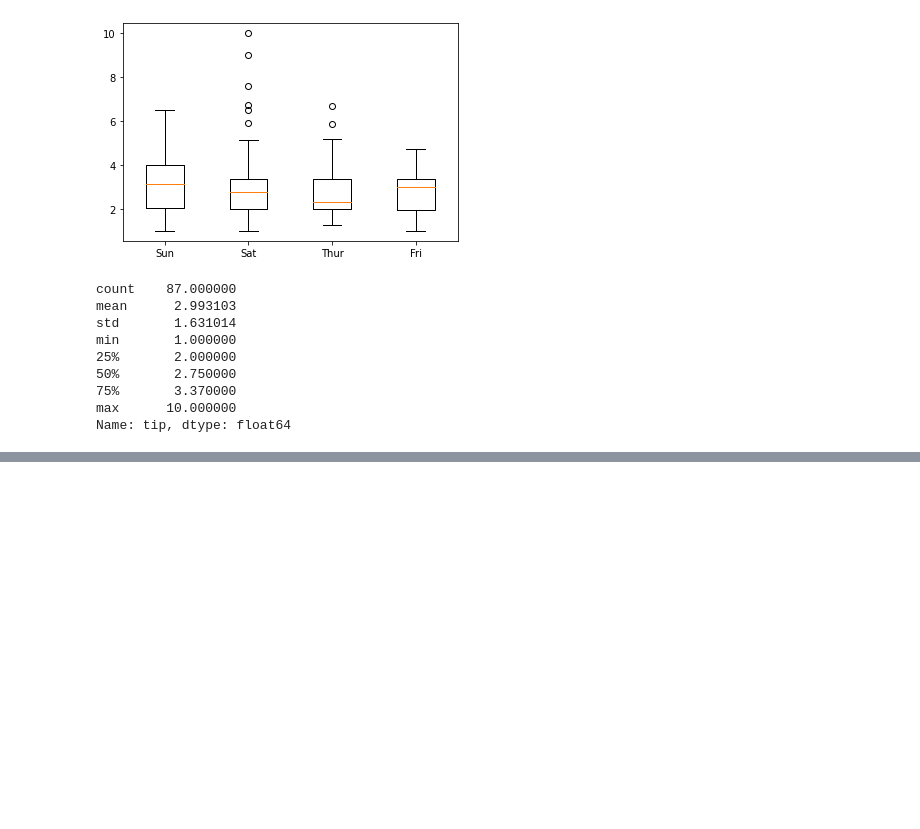
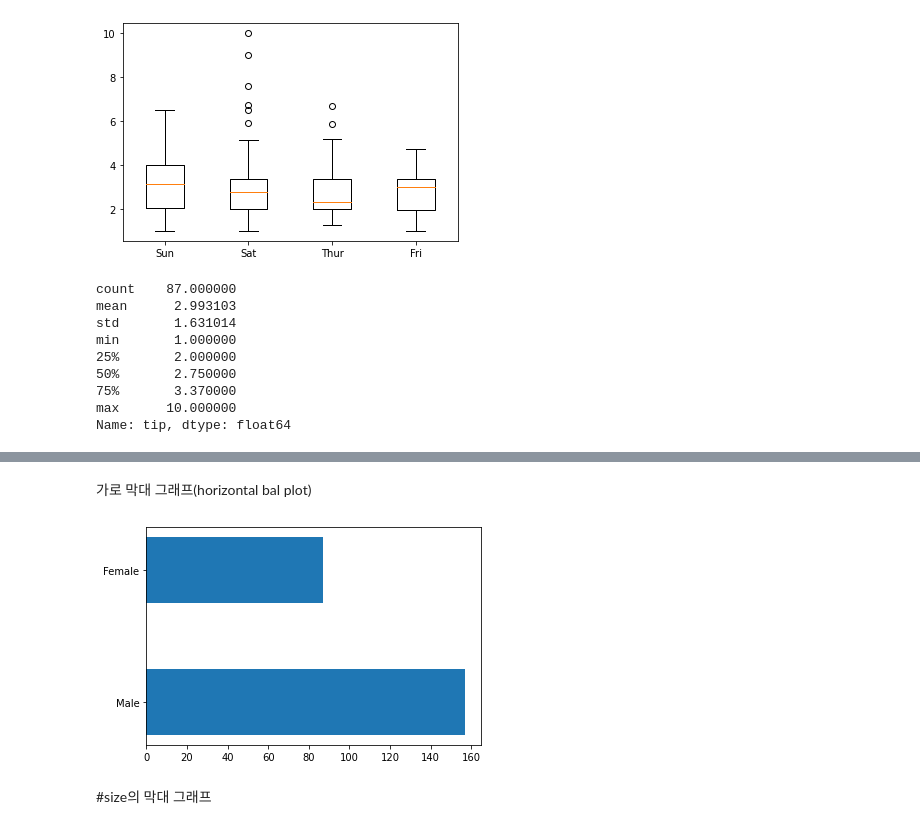
Before and after one commit to sangjin94/SQL_ITWILL, a Jupyter notebook: da05_matplotlib.ipynb, the cells around one changed output, grey strips where cells are left out. Drawn from its saved outputs; the diff is of its cells as text; code cells hidden in the pictures; blank space fills up the shorter version.

```diff
--- a/da05_matplotlib.ipynb
+++ b/da05_matplotlib.ipynb
@@ -410,0 +475,9 @@ Name: tip, dtype: float64
+# %% [markdown]
+가로 막대 그래프(horizontal bal plot)
+# %%
+plt.barh(y=gender_counts.index,width= gender_counts.values, height=0.5)
+plt.show()
+# %% [output]
+[figure, added]
+# %% [markdown]
+#size의 막대 그래프
```
Also changed, not shown: parts of 36 cells of this notebook.
